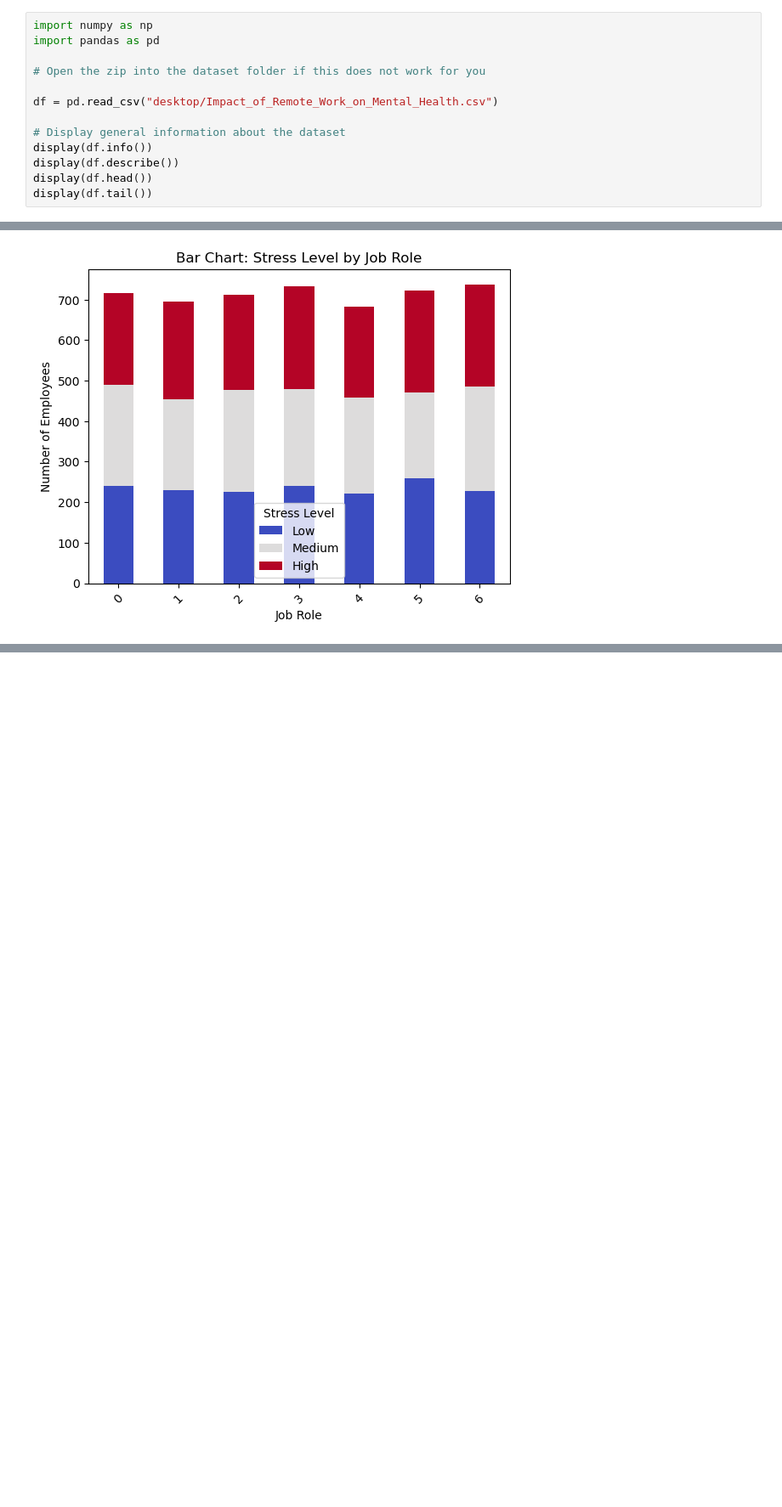
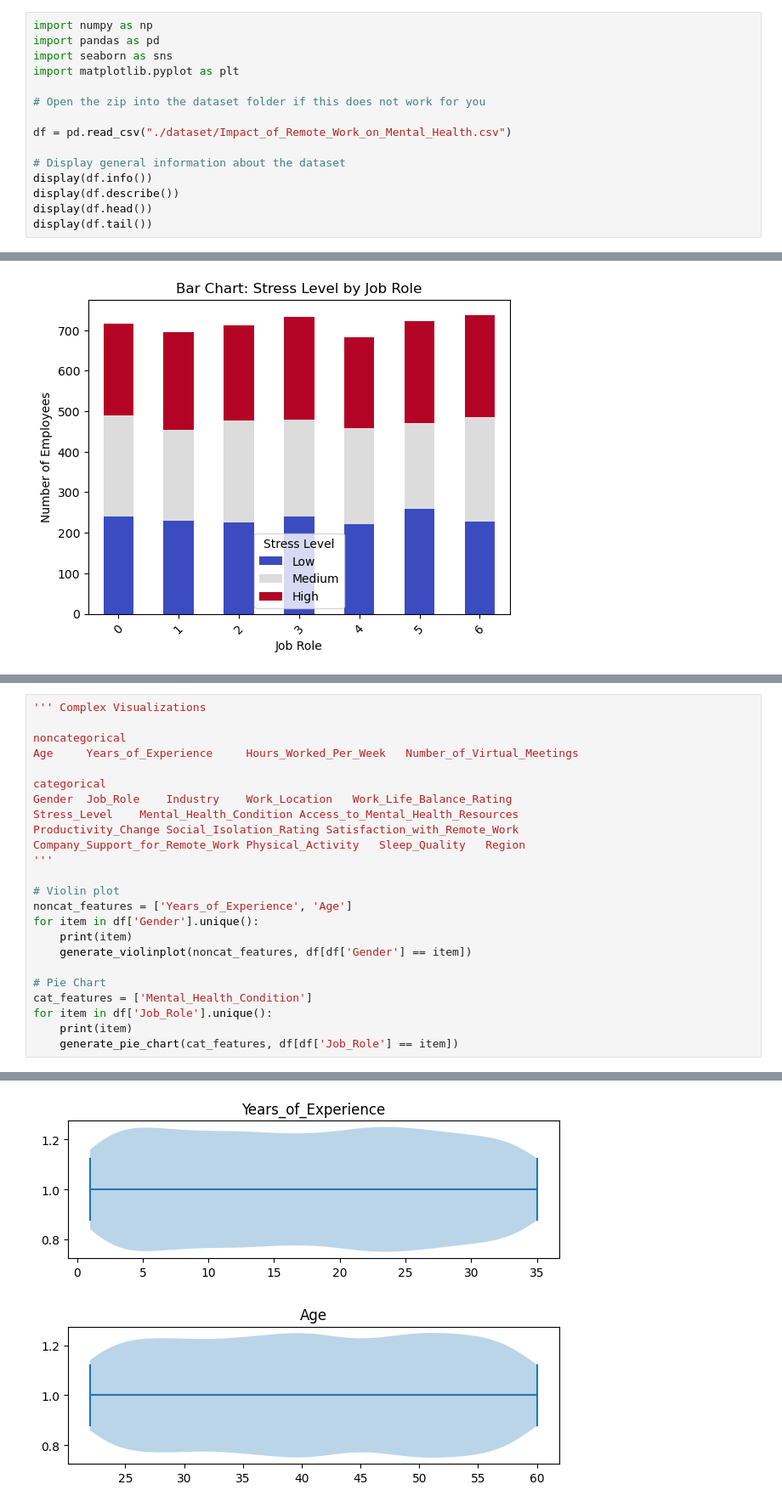
Before and after one commit to johnnyhuyhuynh/MindSpace, a Jupyter notebook: MindSpace-test.ipynb, the cells around one changed output, grey strips where cells are left out. Shown at 85% size. Saved outputs shown, nothing was run; the diff lists cells and outputs as text; blank space fills up the shorter version.

Commit message:
Added minmax scaling, violinplot, boxplot, and piechart

```diff
--- a/MindSpace-test.ipynb
+++ b/MindSpace-test.ipynb
@@ -1,10 +1,12 @@
 # %%
 import numpy as np
 import pandas as pd
+import seaborn as sns
+import matplotlib.pyplot as plt
 
 # Open the zip into the dataset folder if this does not work for you
 
-df = pd.read_csv("desktop/Impact_of_Remote_Work_on_Mental_Health.csv")
+df = pd.read_csv("./dataset/Impact_of_Remote_Work_on_Mental_Health.csv")
 
 # Display general information about the dataset
 display(df.info())
@@ -423,0 +484,25 @@ plt.show()
+# %%
+''' Complex Visualizations
+
+noncategorical
+Age	    Years_of_Experience     Hours_Worked_Per_Week   Number_of_Virtual_Meetings
+
+categorical
+Gender	Job_Role	Industry	Work_Location   Work_Life_Balance_Rating
+Stress_Level	Mental_Health_Condition	Access_to_Mental_Health_Resources
+Productivity_Change	Social_Isolation_Rating	Satisfaction_with_Remote_Work
+Company_Support_for_Remote_Work	Physical_Activity	Sleep_Quality	Region
+'''
+
+# Violin plot
+noncat_features = ['Years_of_Experience', 'Age']
+for item in df['Gender'].unique():
+    print(item)
+    generate_violinplot(noncat_features, df[df['Gender'] == item])
+
+# Pie Chart
+cat_features = ['Mental_Health_Condition']
+for item in df['Job_Role'].unique():
+    print(item)
+    generate_pie_chart(cat_features, df[df['Job_Role'] == item])
+# %% [output]
@@ -423,0 +510 @@ plt.show()
+[figure, added]
```
Also changed, not shown: parts of 3 cells of this notebook.
